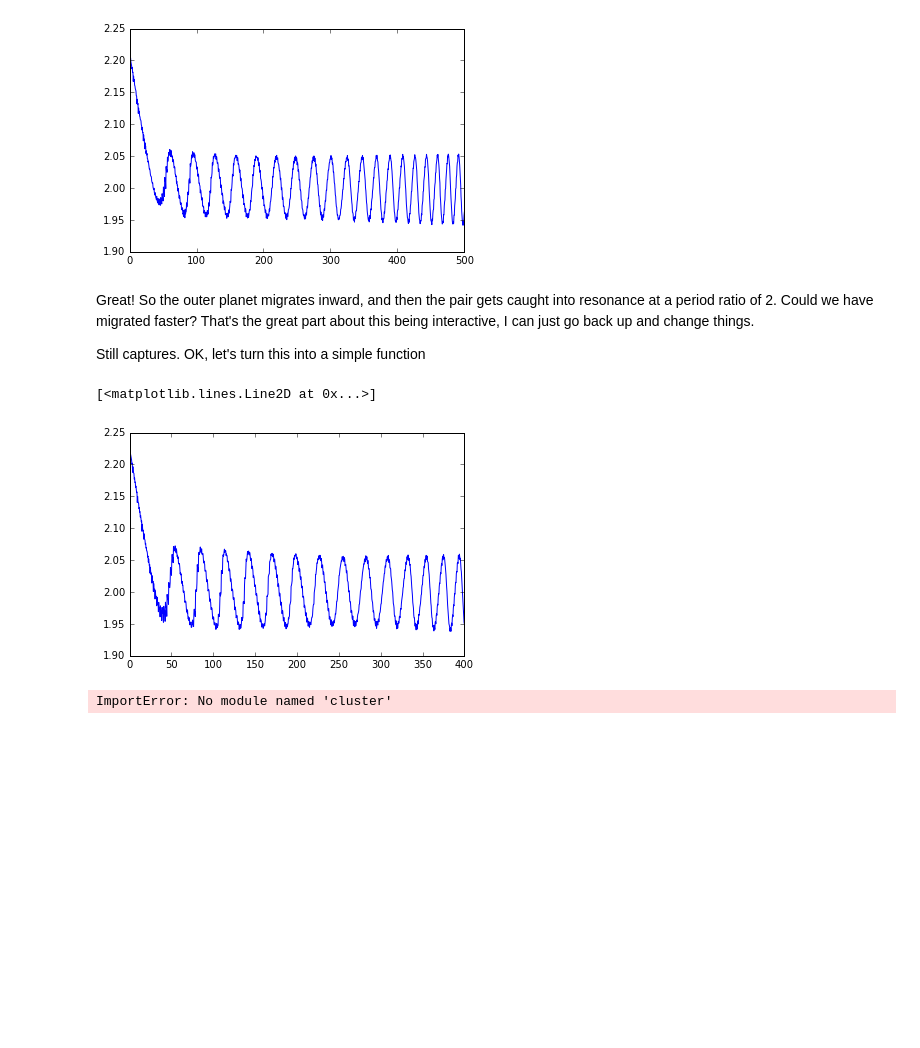
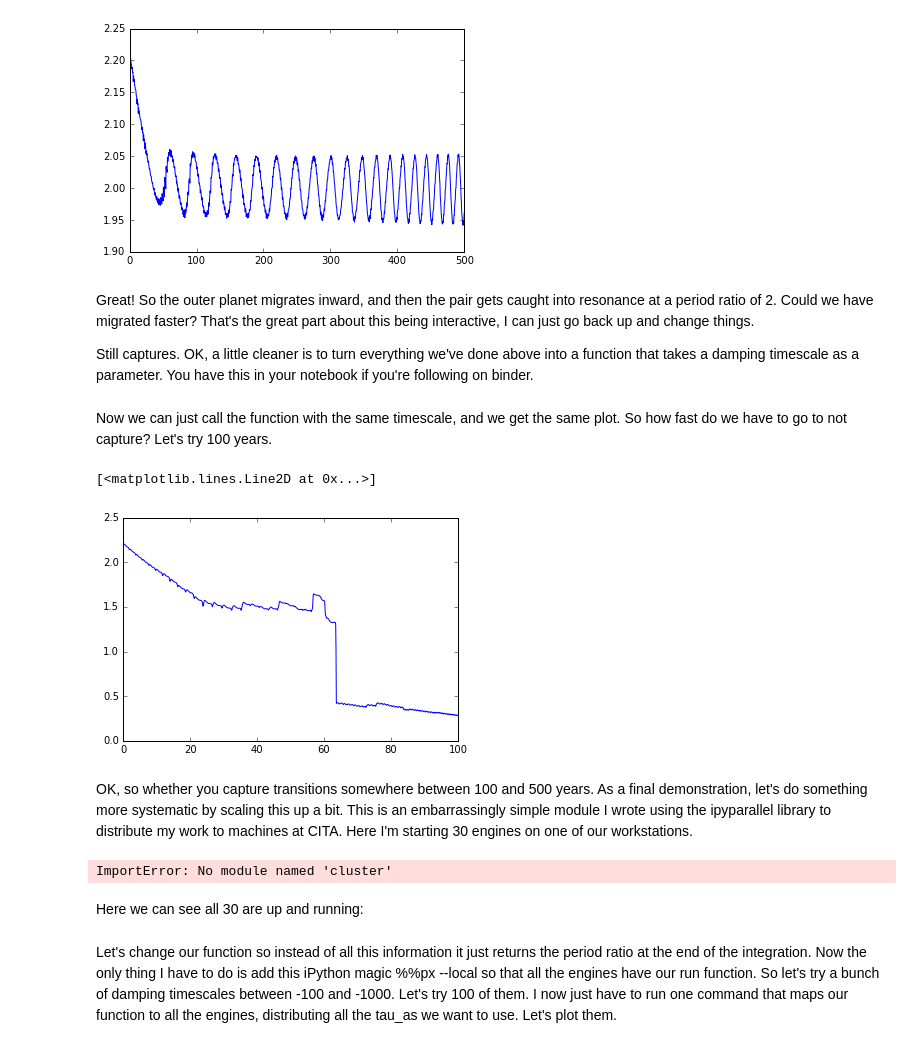
Before and after one commit to jacobfleisig/reboundx, a Jupyter notebook: problems/dda.ipynb, the cells around one changed output. Cells and saved outputs as stored; diff of their text form; code cells hidden in the pictures; blank space fills up the shorter version.

```diff
--- a/problems/dda.ipynb
+++ b/problems/dda.ipynb
@@ -54,8 +51,9 @@ plt.plot(times, Pratio)
 # %% [markdown]
 Great! So the outer planet migrates inward, and then the pair gets caught into resonance at a period ratio of 2.  Could we have migrated faster?  That's the great part about this being interactive, I can just go back up and change things.
 
-Still captures.  OK, let's turn this into a simple function
+Still captures.  OK, a little cleaner is to turn everything we've done above into a function that takes a damping timescale as a parameter.  You have this in your notebook if you're following on binder.
 # %%
+%%px --local
 import rebound
 import numpy as np
 import reboundx
@@ -76,20 +74,28 @@ def run(tau_a):
     for i, time in enumerate(times):
         sim.integrate(time)
         Pratio[i] = ps[2].P/ps[1].P
-    return [times, Pratio]
+    return Pratio[-1]
+# %% [markdown]
+Now we can just call the function with the same timescale, and we get the same plot.  So how fast do we have to go to not capture?  Let's try 100 years.
 # %%
-times, Pratio = run(-400)
+times, Pratio = run(-100)
 plt.plot(times, Pratio)
 # %% [output]
 [<matplotlib.lines.Line2D at 0x...>]
-[figure, old version]
+[figure, new version]
+# %% [markdown]
+OK, so whether you capture transitions somewhere between 100 and 500 years.  As a final demonstration, let's do something more systematic by scaling this up a bit.  This is an embarrassingly simple module I wrote using the ipyparallel library to distribute my work to machines at CITA.  Here I'm starting 30 engines on one of our workstations.
 # %%
 from cluster import cluster as cl
 rc = cl.start_cluster('lobster', 30)
 # %% [output]
 ImportError: No module named 'cluster'
+# %% [markdown]
+Here we can see all 30 are up and running:
 # %%
 rc.ids
+# %% [markdown]
+Let's change our function so instead of all this information it just returns the period ratio at the end of the integration.  Now the only thing I have to do is add this iPython magic %%px --local so that all the engines have our run function.  So let's try a bunch of damping timescales between -100 and -1000.  Let's try 100 of them.  I now just have to run one command that maps our function to all the engines, distributing all the tau_as we want to use.  Let's plot them.
 # %%
 tau_as = np.linspace(-100,-1000, 100)
 pratios = rc[:].map_sync(run, tau_as)
```
Also changed, not shown: parts of 4 cells of this notebook.
